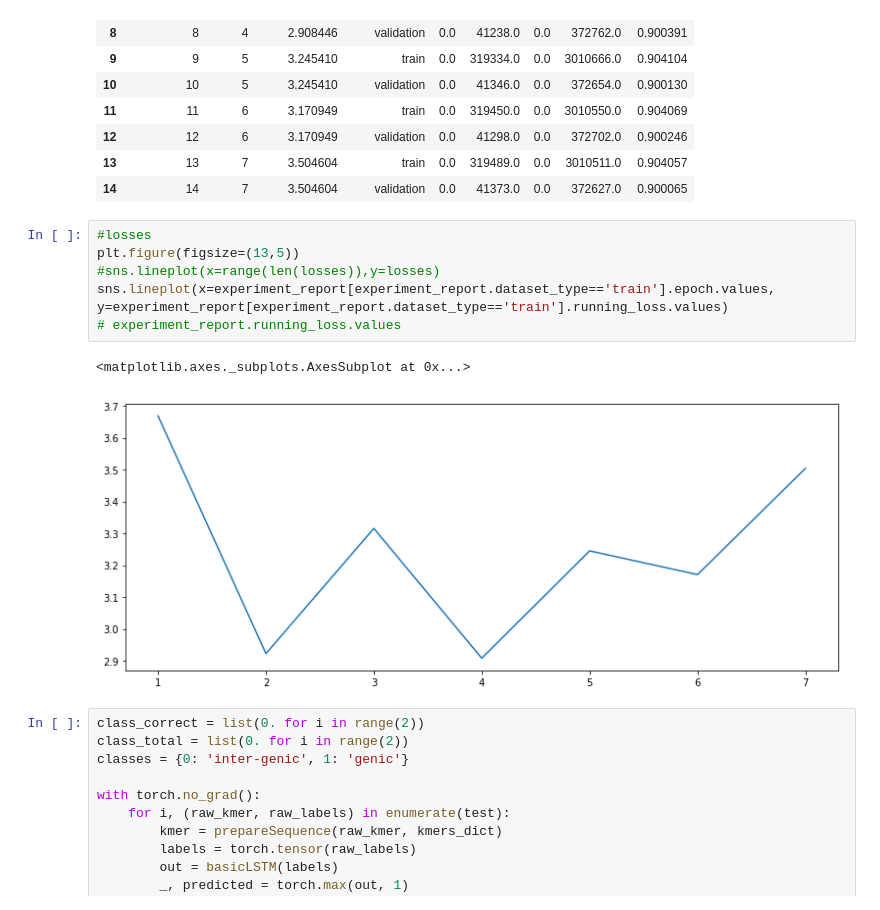
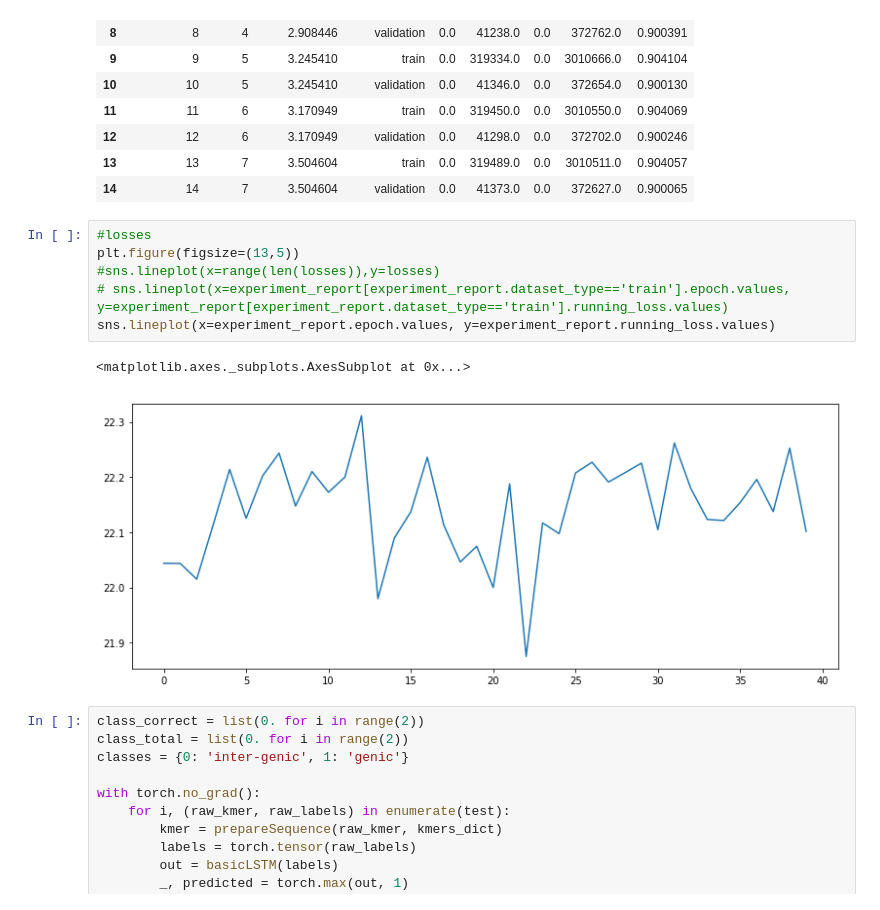
Before and after one commit to deepphage/notebooks, a Jupyter notebook: experimentsLSTM.ipynb, the cells around one changed output. Cells and saved outputs as stored; diff of their text form.

Commit message:
Modifications to LSTM experiments

```diff
--- a/experimentsLSTM.ipynb
+++ b/experimentsLSTM.ipynb
@@ -314,12 +319,12 @@ experiment_report
 # %%
 #losses
 plt.figure(figsize=(13,5))
 #sns.lineplot(x=range(len(losses)),y=losses)
-sns.lineplot(x=experiment_report[experiment_report.dataset_type=='train'].epoch.values, y=experiment_report[experiment_report.dataset_type=='train'].running_loss.values)
-# experiment_report.running_loss.values
+# sns.lineplot(x=experiment_report[experiment_report.dataset_type=='train'].epoch.values, y=experiment_report[experiment_report.dataset_type=='train'].running_loss.values)
+sns.lineplot(x=experiment_report.epoch.values, y=experiment_report.running_loss.values)
 # %% [output]
 <matplotlib.axes._subplots.AxesSubplot at 0x...>
-[figure, old version]
+[figure, new version]
 # %%
 class_correct = list(0. for i in range(2))
 class_total = list(0. for i in range(2))
```
Also changed, not shown: parts of 8 cells of this notebook.
